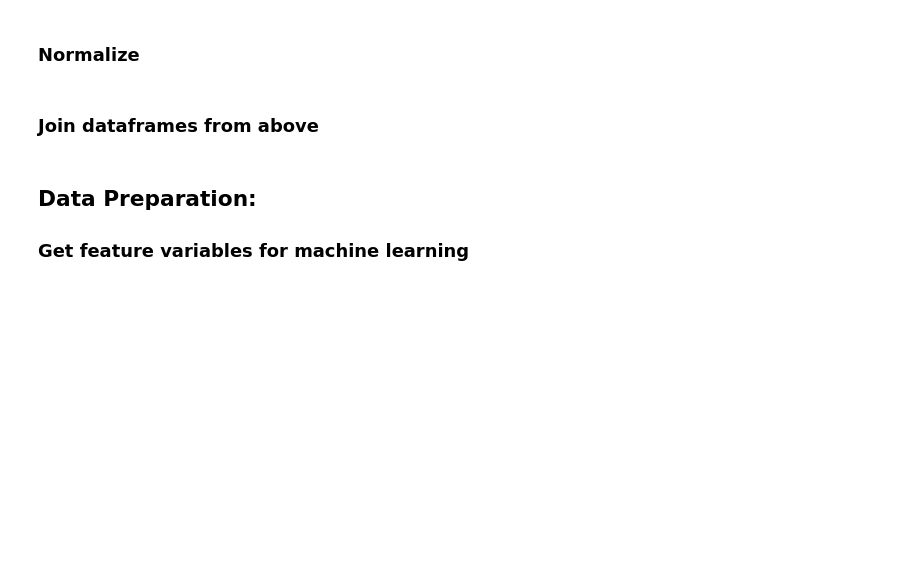
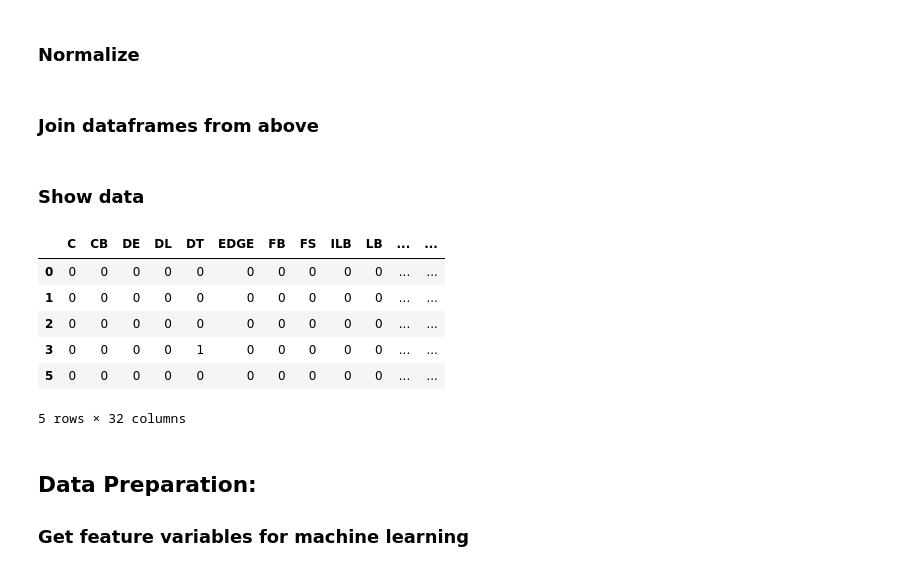
Before and after one commit to b-gar/NFL-Combine, a Jupyter notebook: combine.ipynb, the cells around one changed output. Cells and saved outputs as stored; diff of their text form; code cells hidden in the pictures; blank space fills up the shorter version.

```diff
--- a/combine.ipynb
+++ b/combine.ipynb
@@ -255,6 +255,18 @@ dfnorm=(dfnorm-dfnorm.mean())/dfnorm.std()
 # %%
 dfclean = pd.concat([dfohe.drop(normCols, axis=1), dfnorm], axis = 1)
 dfclean = dfclean.dropna()
+# %% [markdown]
+### Show data
+# %%
+dfclean.head()
+# %% [output]
+|  | C | CB | DE | DL | DT | EDGE | FB | FS | ILB | LB | ... | ... |
+| 0 | 0 | 0 | 0 | 0 | 0 | 0 | 0 | 0 | 0 | 0 | ... | ... |
+| 1 | 0 | 0 | 0 | 0 | 0 | 0 | 0 | 0 | 0 | 0 | ... | ... |
+| 2 | 0 | 0 | 0 | 0 | 0 | 0 | 0 | 0 | 0 | 0 | ... | ... |
+| 3 | 0 | 0 | 0 | 0 | 1 | 0 | 0 | 0 | 0 | 0 | ... | ... |
+| 5 | 0 | 0 | 0 | 0 | 0 | 0 | 0 | 0 | 0 | 0 | ... | ... |
+5 rows × 32 columns
 # %% [markdown]
 ## Data Preparation:
 
```
Also changed, not shown: parts of 5 cells of this notebook.
